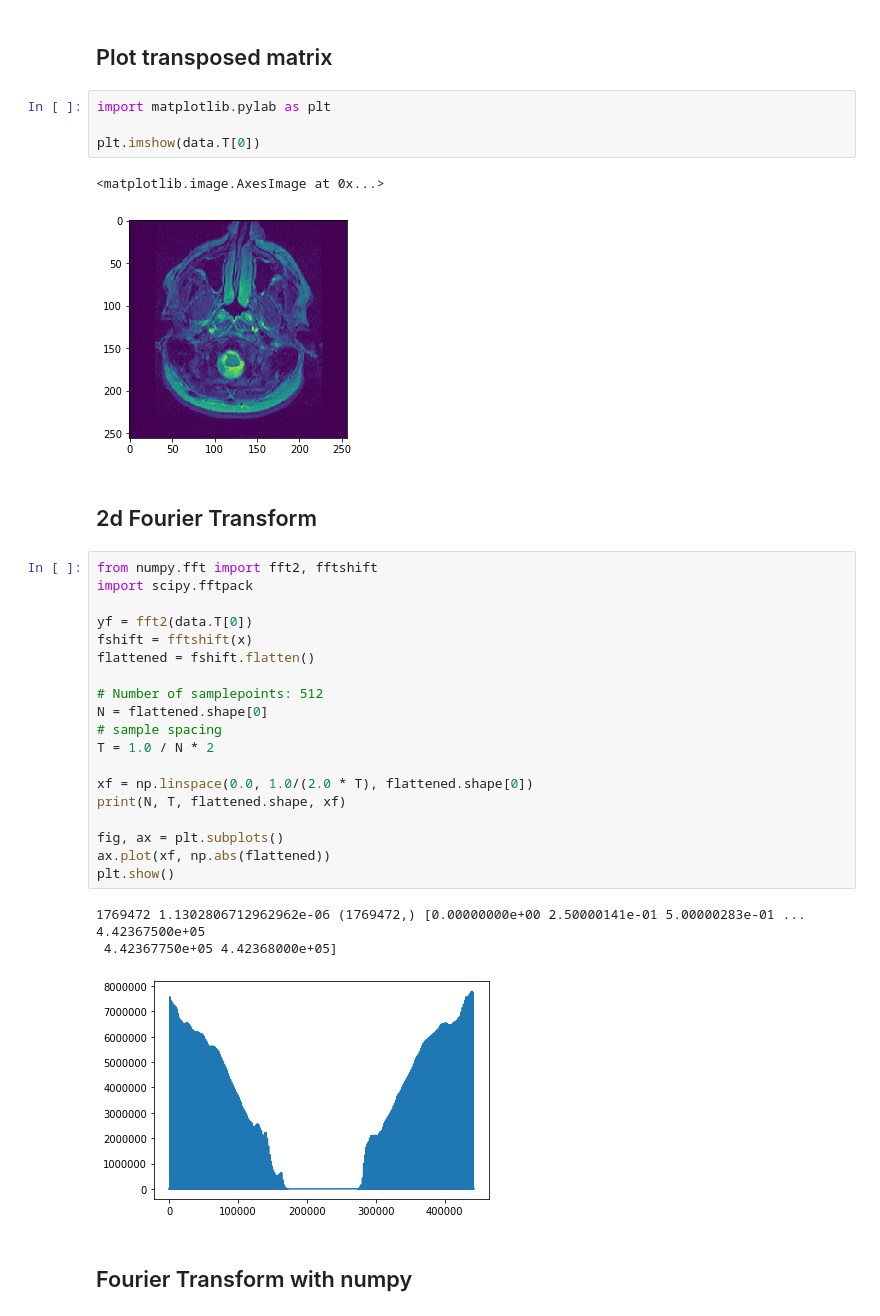
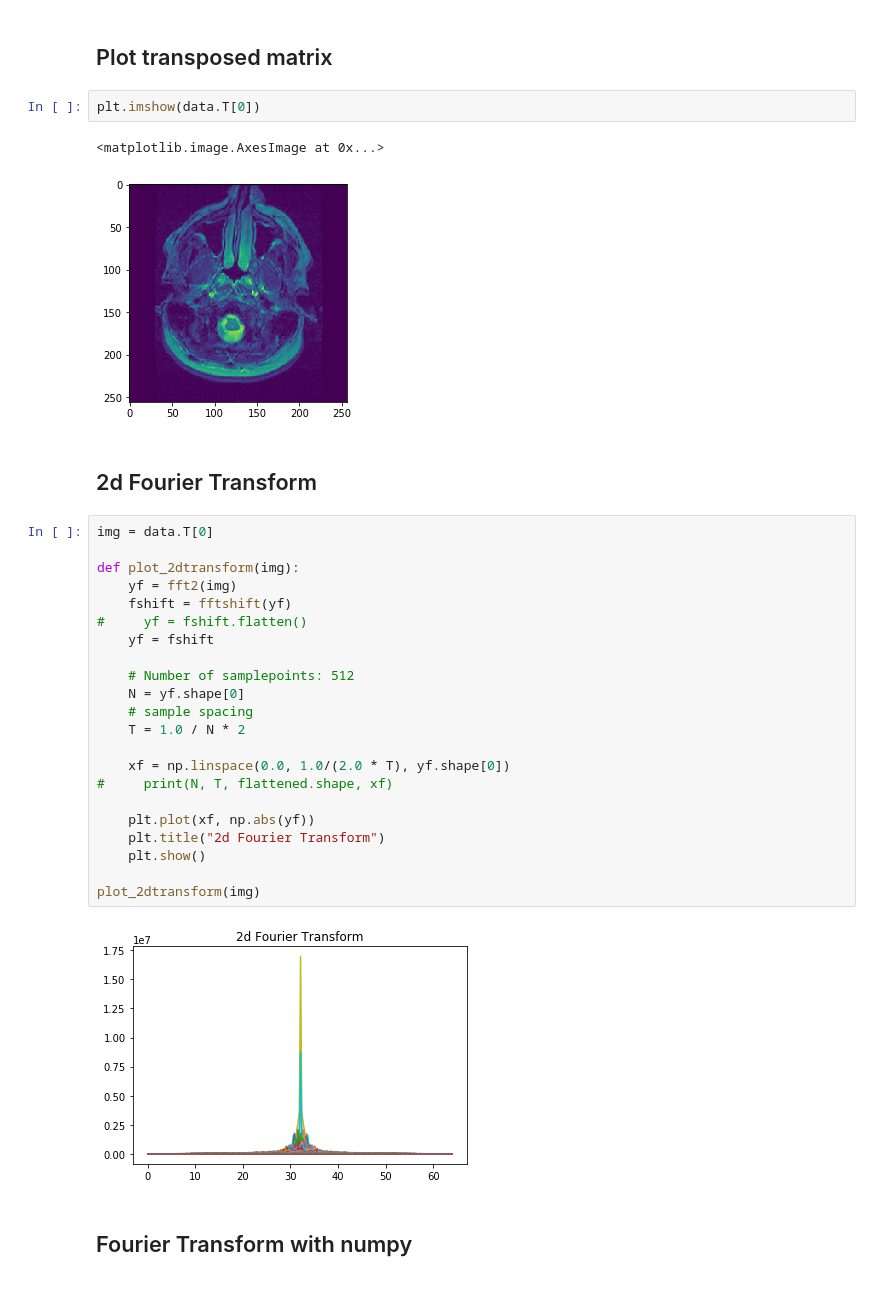
Before and after one commit to gabrielziegler3/CoDePPI, a Jupyter notebook: demos/get-distances.ipynb, the cells around one changed output. Saved outputs shown, nothing was run; the diff lists cells and outputs as text.

```diff
--- a/demos/get-distances.ipynb
+++ b/demos/get-distances.ipynb
@@ -12,8 +15,6 @@ data = img.get_data()
 # %% [markdown]
 ## Plot transposed matrix
 # %%
-import matplotlib.pylab as plt
-
 plt.imshow(data.T[0])
 # %% [output]
 <matplotlib.image.AxesImage at 0x...>
@@ -21,28 +22,29 @@ plt.imshow(data.T[0])
 # %% [markdown]
 ## 2d Fourier Transform
 # %%
-from numpy.fft import fft2, fftshift
-import scipy.fftpack
+img = data.T[0]
 
-yf = fft2(data.T[0])
-fshift = fftshift(x)
-flattened = fshift.flatten()
+def plot_2dtransform(img):
+    yf = fft2(img)
+    fshift = fftshift(yf)
+#     yf = fshift.flatten()
+    yf = fshift
 
-# Number of samplepoints: 512
-N = flattened.shape[0]
-# sample spacing
-T = 1.0 / N * 2
+    # Number of samplepoints: 512
+    N = yf.shape[0]
+    # sample spacing
+    T = 1.0 / N * 2
 
-xf = np.linspace(0.0, 1.0/(2.0 * T), flattened.shape[0])
-print(N, T, flattened.shape, xf)
+    xf = np.linspace(0.0, 1.0/(2.0 * T), yf.shape[0])
+#     print(N, T, flattened.shape, xf)
 
-fig, ax = plt.subplots()
-ax.plot(xf, np.abs(flattened))
-plt.show()
+    plt.plot(xf, np.abs(yf))
+    plt.title("2d Fourier Transform")
+    plt.show()
+
+plot_2dtransform(img)
 # %% [output]
-1769472 1.1302806712962962e-06 (1769472,) [0.00000000e+00 2.50000141e-01 5.00000283e-01 ... 4.42367500e+05
- 4.42367750e+05 4.42368000e+05]
-[figure, old version]
+[figure, new version]
 # %% [markdown]
 ## Fourier Transform with numpy
 # %%
```
Also changed, not shown: parts of 12 cells of this notebook.
